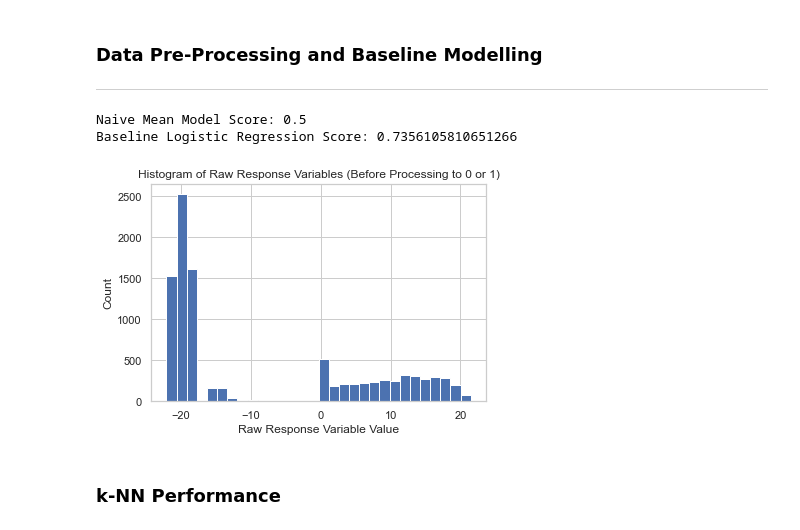
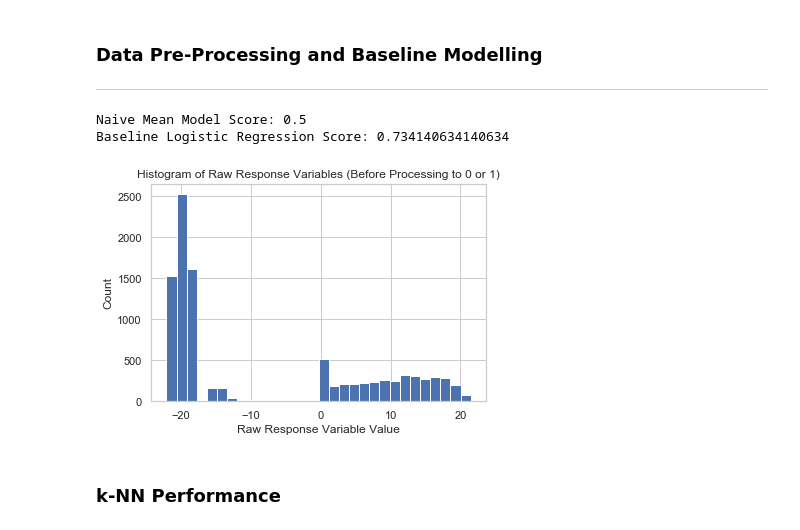
Before and after one commit to raychen2019/Mortality, a Jupyter notebook: models-v3.ipynb, the cells around one changed output. Cells and saved outputs as stored; diff of their text form; code cells hidden in the pictures.

```diff
--- a/models-v3.ipynb
+++ b/models-v3.ipynb
@@ -20,7 +20,7 @@ import seaborn as sns
 sns.set(style='whitegrid')
 pd.set_option('display.width', 1500)
 pd.set_option('display.max_columns', 100)
-import scikitplot as skplt
+#import scikitplot as skplt
 from sklearn.model_selection import train_test_split
 from sklearn.preprocessing import PolynomialFeatures
 from sklearn.preprocessing import StandardScaler
@@ -55,51 +55,68 @@ plt.title("Histogram of Raw Response Variables (Before Processing to 0 or 1)")
 
 y_data['y'] = (abs(y_data['y'])>=18)*1
 
+
+
 # Splitting data first
 X_train, X_test, y_train, y_test = train_test_split(X_data, y_data, test_size=0.2,
                                                     random_state = 109, shuffle=True,
                                                     stratify=y_data['y'])
 
+X_train_good = X_train.copy()
+X_test_good = X_test.copy()
+
+X_train_good['Sex'] = X_train['Sex']-1
+X_test_good['Sex'] = X_test['Sex']-1
+X_train_good['Race'] = X_train['Race']-1
+X_test_good['Race'] = X_test['Race']-1
+
+X_train = X_train_good
+X_test = X_test_good
+
+non_categorical = ['Age', 'Diastolic BP', 'Poverty index', 'Red blood cells', 'Sedimentation rate', 'Serum Albumin', 'Serum Cholesterol', 'Serum Iron', 'Serum Magnesium',
+                   'Serum Protein', 'Systolic BP', 'TIBC', 'TS', 'White blood cells', 'BMI', 'Pulse pressure']
+X_train_scaled = X_train.copy()
+X_test_scaled = X_test.copy()
 # Standardizing data to aid in model convergence and performance
 scaler = StandardScaler()
-X_train_imputed = scaler.fit_transform(X_train)
-X_test_imputed = scaler.fit_transform(X_test)
+X_train_scaled[non_categorical] = scaler.fit_transform(X_train[non_categorical])
+X_test_scaled[non_categorical] = scaler.fit_transform(X_test[non_categorical])
 
 # Imputing X_data with KNN imputer, n_neighbors = 1 to handle NaN values
 imputer = KNNImputer(n_neighbors=1)
-X_train_impute = imputer.fit_transform(X_train_imputed)
-X_test_impute = imputer.fit_transform(X_test_imputed)
+X_train_impute = imputer.fit_transform(X_train_scaled)
+X_test_impute = imputer.fit_transform(X_test_scaled)
 
 # Turning ndarray into DF; resetting column names
 X_train_impute = pd.DataFrame(X_train_impute, columns = X_data.columns)
 X_test_impute = pd.DataFrame(X_test_impute, columns = X_data.columns)
 
 y_train = pd.DataFrame(y_train.values, columns = y_data.columns)
 y_test = pd.DataFrame(y_test.values, columns = y_data.columns)
 
 # Resetting variable values to aid in interpretabiltiy
 X_train_impute['Sex'] = X_train_impute['Sex'].subtract(1)
 X_test_impute['Sex'] = X_test_impute['Sex'].subtract(1)
 X_train_impute['Race'] = X_train_impute['Race'].subtract(1)
 X_test_impute['Race'] = X_test_impute['Race'].subtract(1)
 
 # Baseline KNN model (n = DF size, so essentially mean) on imputed data
 baseline_kNN_model = KNeighborsClassifier(n_neighbors=len(X_train_impute)).fit(X_train_impute,y_train.values.ravel())
 y_pred = baseline_kNN_model.predict(X_test_impute)
 
 baseline_kNN_model_accuracy = roc_auc_score(y_test, y_pred)
 print("Naive Mean Model Score:", baseline_kNN_model_accuracy)
 
 # Logistic regression model on dropped data
 logit_base = LogisticRegression(max_iter=5000).fit(X_train_impute,y_train.values.ravel())
 y_pred = logit_base.predict(X_test_impute)
 
 logit_base_test_accuracy = roc_auc_score(y_test, y_pred)
 print("Baseline Logistic Regression Score:", logit_base_test_accuracy)
 # %% [output]
 Naive Mean Model Score: 0.5
-Baseline Logistic Regression Score: 0.7356105810651266
+Baseline Logistic Regression Score: 0.734140634140634
-[figure, old version]
+[figure, new version]
 # %% [markdown]
 ### <div class="exercise"> k-NN Performance </div>
 # %%
```
Also changed, not shown: parts of 24 cells of this notebook.
